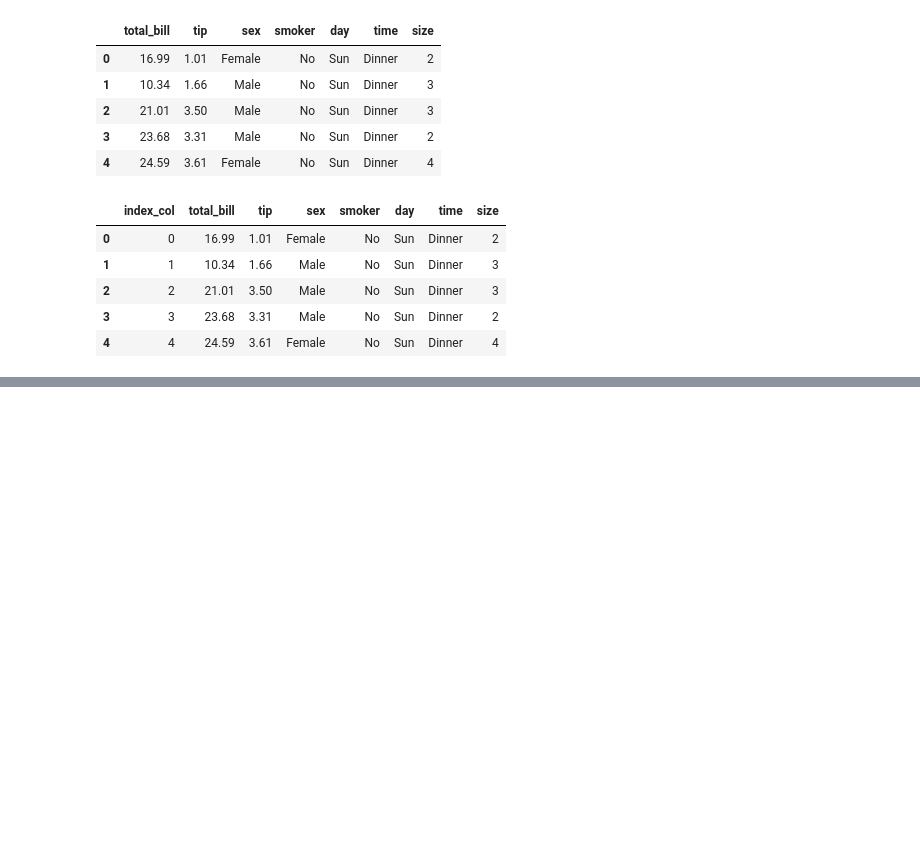
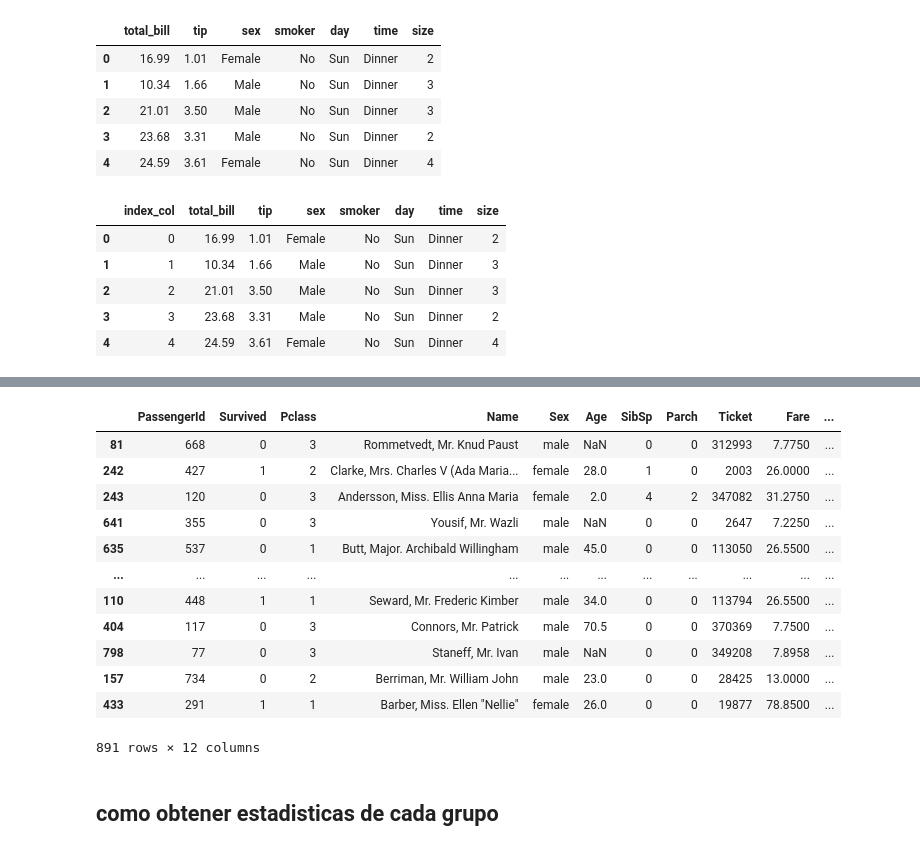
Before and after one commit to pacomm5/Plantillas, a Jupyter notebook: PANDAS.ipynb, the cells around one changed output, grey strips where cells are left out. Saved outputs shown, nothing was run; the diff lists cells and outputs as text; code cells hidden in the pictures; blank space fills up the shorter version.

```diff
--- a/PANDAS.ipynb
+++ b/PANDAS.ipynb
@@ -1551,0 +1583,3 @@ tips.head(5)
+# %%
+titanic = titanic.sample(frac=1).reset_index(drop=True)
+titanic.head(5)
@@ -1551,0 +1593,20 @@ tips.head(5)
+# %%
+from sklearn.utils import shuffle
+titanic = shuffle(titanic)
+titanic
+# %% [output]
+|  | PassengerId | Survived | Pclass | Name | Sex | Age | SibSp | Parch | Ticket | Fare | ... |
+| 81 | 668 | 0 | 3 | Rommetvedt, Mr. Knud Paust | male | NaN | 0 | 0 | 312993 | 7.7750 | ... |
+| 242 | 427 | 1 | 2 | Clarke, Mrs. Charles V (Ada Maria... | female | 28.0 | 1 | 0 | 2003 | 26.0000 | ... |
+| 243 | 120 | 0 | 3 | Andersson, Miss. Ellis Anna Maria | female | 2.0 | 4 | 2 | 347082 | 31.2750 | ... |
+| 641 | 355 | 0 | 3 | Yousif, Mr. Wazli | male | NaN | 0 | 0 | 2647 | 7.2250 | ... |
+| 635 | 537 | 0 | 1 | Butt, Major. Archibald Willingham | male | 45.0 | 0 | 0 | 113050 | 26.5500 | ... |
+| ... | ... | ... | ... | ... | ... | ... | ... | ... | ... | ... | ... |
+| 110 | 448 | 1 | 1 | Seward, Mr. Frederic Kimber | male | 34.0 | 0 | 0 | 113794 | 26.5500 | ... |
+| 404 | 117 | 0 | 3 | Connors, Mr. Patrick | male | 70.5 | 0 | 0 | 370369 | 7.7500 | ... |
+| 798 | 77 | 0 | 3 | Staneff, Mr. Ivan | male | NaN | 0 | 0 | 349208 | 7.8958 | ... |
+| 157 | 734 | 0 | 2 | Berriman, Mr. William John | male | 23.0 | 0 | 0 | 28425 | 13.0000 | ... |
+| 433 | 291 | 1 | 1 | Barber, Miss. Ellen "Nellie" | female | 26.0 | 0 | 0 | 19877 | 78.8500 | ... |
+891 rows × 12 columns
+# %% [markdown]
+## como obtener estadisticas de cada grupo
```
Also changed, not shown: parts of 10 cells of this notebook.
